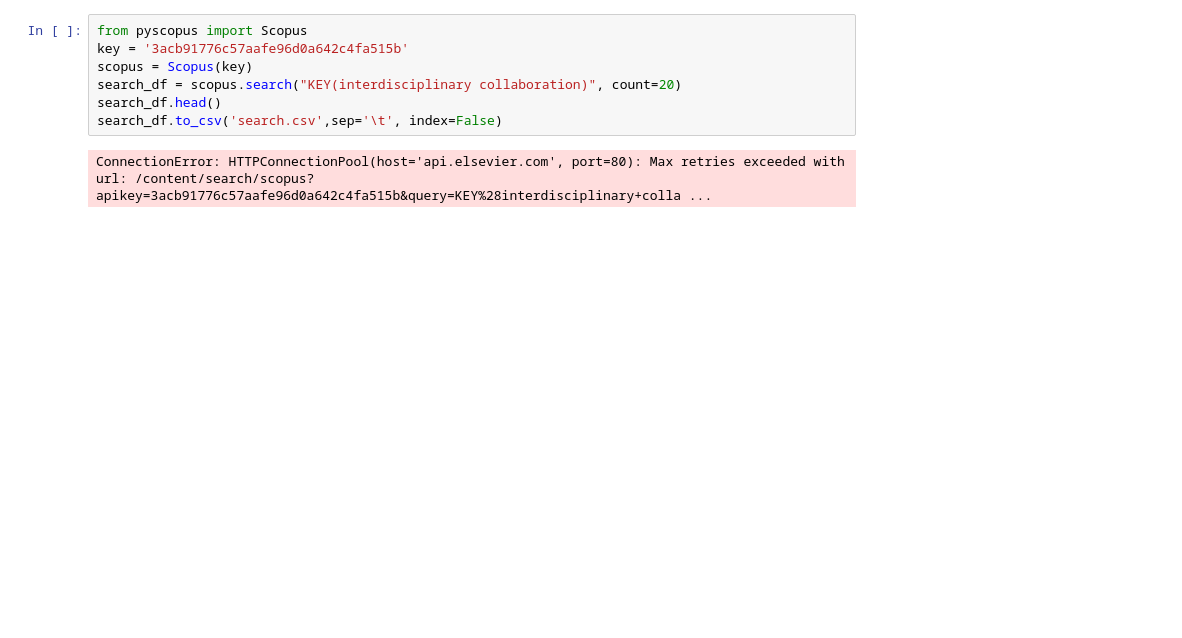
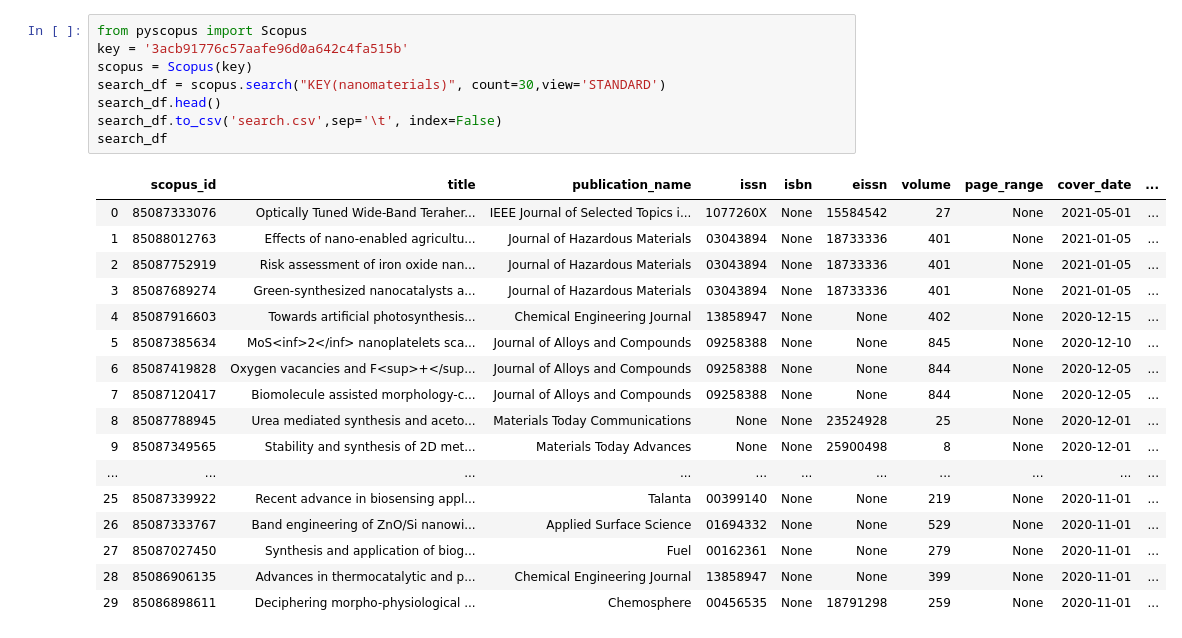
Before and after one commit to lucascbarbosa/ScientificLibraryGraphs, a Jupyter notebook: Scopus.ipynb, the cells around one changed output. Cells and saved outputs as stored; diff of their text form; blank space fills up the shorter version.

```diff
--- a/Scopus.ipynb
+++ b/Scopus.ipynb
@@ -1,9 +1,26 @@
 # %%
 from pyscopus import Scopus
 key = '3acb91776c57aafe96d0a642c4fa515b'
 scopus = Scopus(key)
-search_df = scopus.search("KEY(interdisciplinary collaboration)", count=20)
+search_df = scopus.search("KEY(nanomaterials)", count=30,view='STANDARD')
 search_df.head()
 search_df.to_csv('search.csv',sep='\t', index=False)
+search_df
 # %% [output]
-ConnectionError: HTTPConnectionPool(host='api.elsevier.com', port=80): Max retries exceeded with url: /content/search/scopus?apikey=3acb91776c57aafe96d0a642c4fa515b&query=KEY%28interdisciplinary+colla ...
+|  | scopus_id | title | publication_name | issn | isbn | eissn | volume | page_range | cover_date | ... |
+| 0 | 85087333076 | Optically Tuned Wide-Band Teraher... | IEEE Journal of Selected Topics i... | 1077260X | None | 15584542 | 27 | None | 2021-05-01 | ... |
+| 1 | 85088012763 | Effects of nano-enabled agricultu... | Journal of Hazardous Materials | 03043894 | None | 18733336 | 401 | None | 2021-01-05 | ... |
+| 2 | 85087752919 | Risk assessment of iron oxide nan... | Journal of Hazardous Materials | 03043894 | None | 18733336 | 401 | None | 2021-01-05 | ... |
+| 3 | 85087689274 | Green-synthesized nanocatalysts a... | Journal of Hazardous Materials | 03043894 | None | 18733336 | 401 | None | 2021-01-05 | ... |
+| 4 | 85087916603 | Towards artificial photosynthesis... | Chemical Engineering Journal | 13858947 | None | None | 402 | None | 2020-12-15 | ... |
+| 5 | 85087385634 | MoS<inf>2</inf> nanoplatelets sca... | Journal of Alloys and Compounds | 09258388 | None | None | 845 | None | 2020-12-10 | ... |
+| 6 | 85087419828 | Oxygen vacancies and F<sup>+</sup... | Journal of Alloys and Compounds | 09258388 | None | None | 844 | None | 2020-12-05 | ... |
+| 7 | 85087120417 | Biomolecule assisted morphology-c... | Journal of Alloys and Compounds | 09258388 | None | None | 844 | None | 2020-12-05 | ... |
+| 8 | 85087788945 | Urea mediated synthesis and aceto... | Materials Today Communications | None | None | 23524928 | 25 | None | 2020-12-01 | ... |
+| 9 | 85087349565 | Stability and synthesis of 2D met... | Materials Today Advances | None | None | 25900498 | 8 | None | 2020-12-01 | ... |
+| ... | ... | ... | ... | ... | ... | ... | ... | ... | ... | ... |
+| 25 | 85087339922 | Recent advance in biosensing appl... | Talanta | 00399140 | None | None | 219 | None | 2020-11-01 | ... |
+| 26 | 85087333767 | Band engineering of ZnO/Si nanowi... | Applied Surface Science | 01694332 | None | None | 529 | None | 2020-11-01 | ... |
+| 27 | 85087027450 | Synthesis and application of biog... | Fuel | 00162361 | None | None | 279 | None | 2020-11-01 | ... |
+| 28 | 85086906135 | Advances in thermocatalytic and p... | Chemical Engineering Journal | 13858947 | None | None | 399 | None | 2020-11-01 | ... |
+| 29 | 85086898611 | Deciphering morpho-physiological ... | Chemosphere | 00456535 | None | 18791298 | 259 | None | 2020-11-01 | ... |
```
Also changed, not shown: 1 other file.
